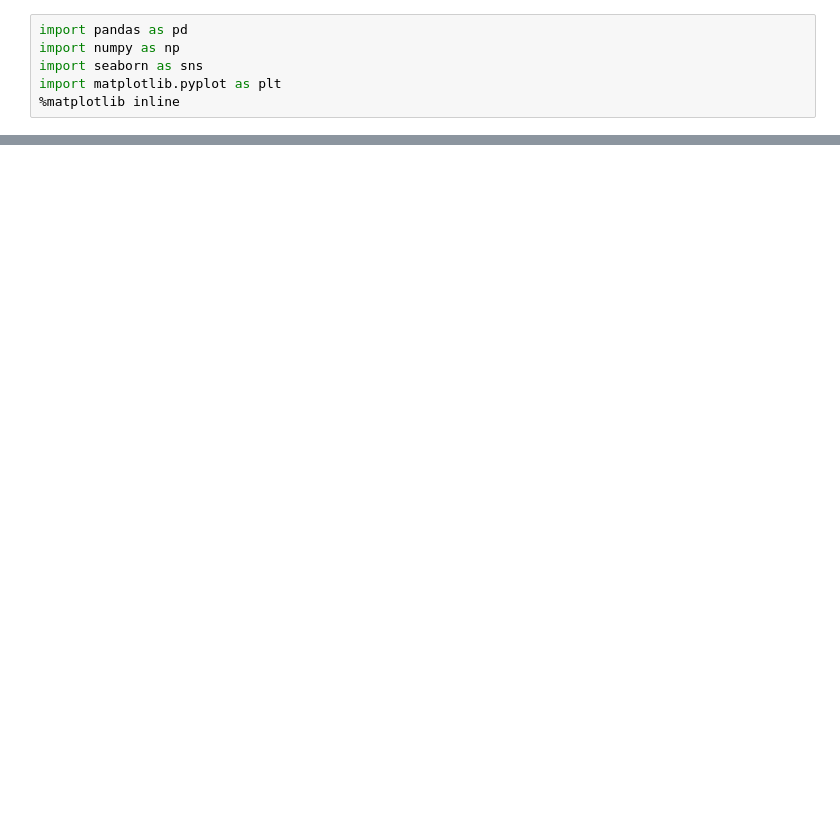
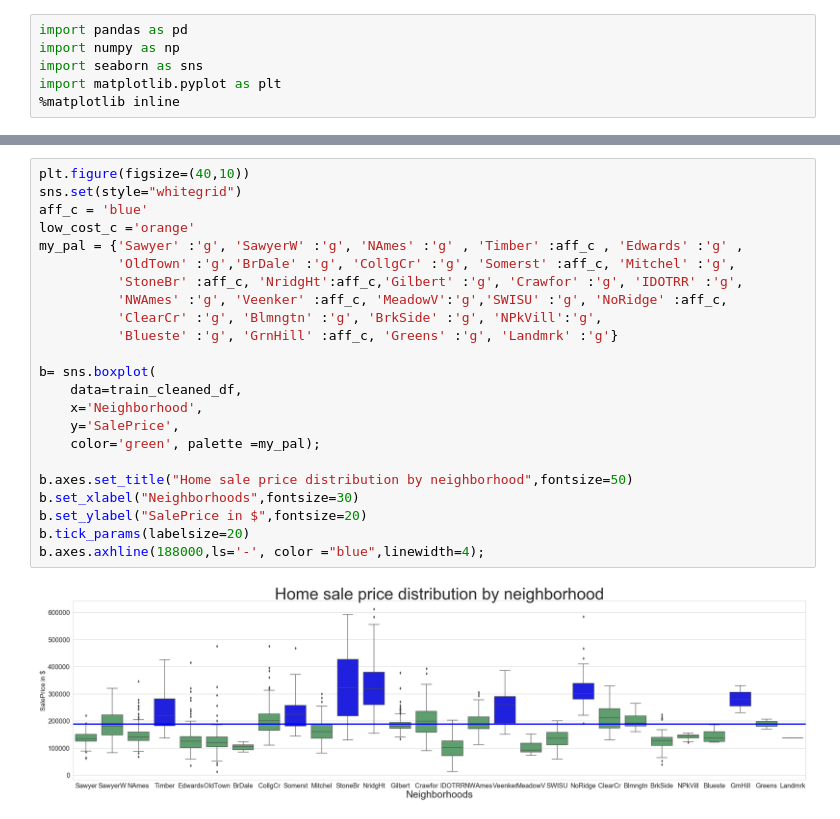
Before and after one commit to meghazavar/predict-_home_prices_regression, a Jupyter notebook: code/02 -EDA.ipynb, the cells around one changed output, grey strips where cells are left out. Cells and saved outputs as stored; diff of their text form; blank space fills up the shorter version.

```diff
--- a/code/02 -EDA.ipynb
+++ b/code/02 -EDA.ipynb
@@ -25,0 +53,25 @@ sns.heatmap(apps_core, vmin=-1,vmax=1,cmap='coolwarm',annot=True)
+# %%
+plt.figure(figsize=(40,10))
+sns.set(style="whitegrid")
+aff_c = 'blue'
+low_cost_c ='orange'
+my_pal = {'Sawyer' :'g', 'SawyerW' :'g', 'NAmes' :'g' , 'Timber' :aff_c , 'Edwards' :'g' ,
+          'OldTown' :'g','BrDale' :'g', 'CollgCr' :'g', 'Somerst' :aff_c, 'Mitchel' :'g',
+          'StoneBr' :aff_c, 'NridgHt':aff_c,'Gilbert' :'g', 'Crawfor' :'g', 'IDOTRR' :'g',
+          'NWAmes' :'g', 'Veenker' :aff_c, 'MeadowV':'g','SWISU' :'g', 'NoRidge' :aff_c,
+          'ClearCr' :'g', 'Blmngtn' :'g', 'BrkSide' :'g', 'NPkVill':'g',
+          'Blueste' :'g', 'GrnHill' :aff_c, 'Greens' :'g', 'Landmrk' :'g'}
+
+b= sns.boxplot(
+    data=train_cleaned_df,
+    x='Neighborhood',
+    y='SalePrice',
+    color='green', palette =my_pal);
+
+b.axes.set_title("Home sale price distribution by neighborhood",fontsize=50)
+b.set_xlabel("Neighborhoods",fontsize=30)
+b.set_ylabel("SalePrice in $",fontsize=20)
+b.tick_params(labelsize=20)
+b.axes.axhline(188000,ls='-', color ="blue",linewidth=4);
+# %% [output]
+[figure, added]
```
Also changed, not shown: parts of 27 cells of this notebook, 6 other files.
